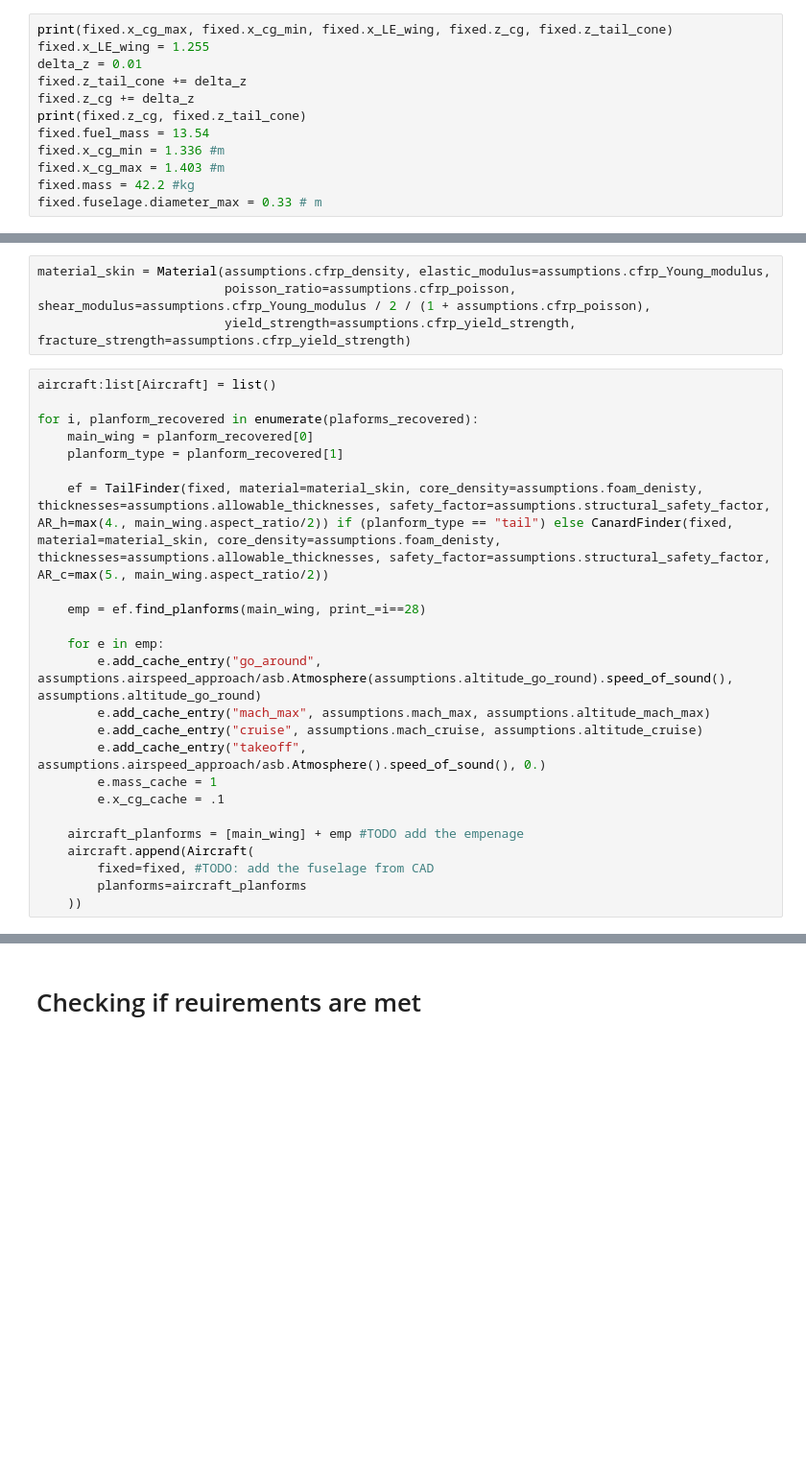
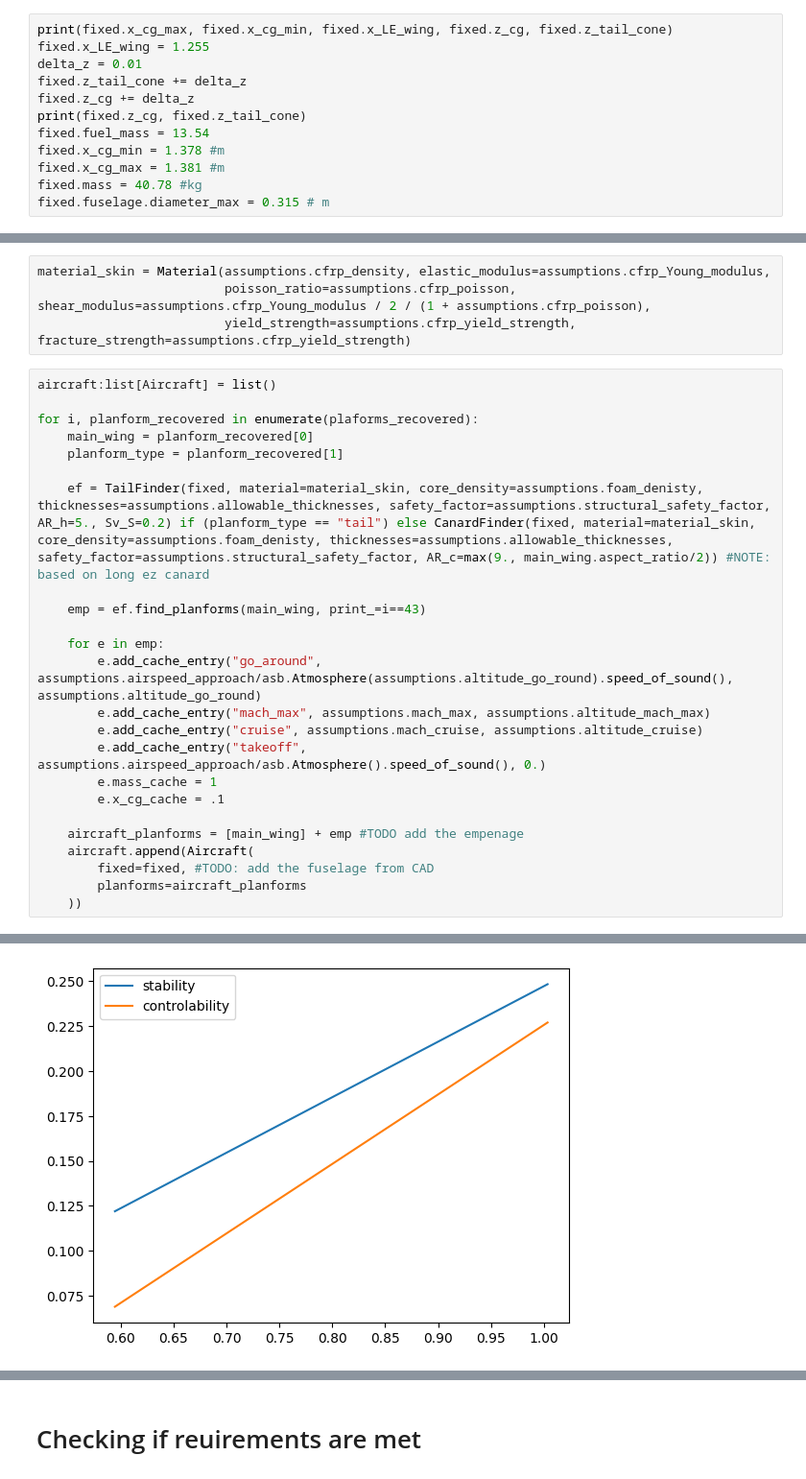
Before and after one commit to Teo-Cokonaj/DSE-28, a Jupyter notebook: src_final/notebooks/check_requirements.ipynb, the cells around one changed output, grey strips where cells are left out. Shown at 96% size. Cells and saved outputs as stored; diff of their text form; blank space fills up the shorter version.

```diff
--- a/src_final/notebooks/check_requirements.ipynb
+++ b/src_final/notebooks/check_requirements.ipynb
@@ -135,10 +135,10 @@ fixed.z_tail_cone += delta_z
 fixed.z_cg += delta_z
 print(fixed.z_cg, fixed.z_tail_cone)
 fixed.fuel_mass = 13.54
-fixed.x_cg_min = 1.336 #m
-fixed.x_cg_max = 1.403 #m
-fixed.mass = 42.2 #kg
-fixed.fuselage.diameter_max = 0.33 # m
+fixed.x_cg_min = 1.378 #m
+fixed.x_cg_max = 1.381 #m
+fixed.mass = 40.78 #kg
+fixed.fuselage.diameter_max = 0.315 # m
 # %% [output]
 1.3589152301106575 1.271545179962353 1.4400000000000002 0.17957635338517247 0.11000000000000004
 0.18957635338517248 0.12000000000000004
@@ -162,9 +162,9 @@ for i, planform_recovered in enumerate(plaforms_recovered):
     main_wing = planform_recovered[0]
     planform_type = planform_recovered[1]
 
-    ef = TailFinder(fixed, material=material_skin, core_density=assumptions.foam_denisty, thicknesses=assumptions.allowable_thicknesses, safety_factor=assumptions.structural_safety_factor, AR_h=max(4., main_wing.aspect_ratio/2)) if (planform_type == "tail") else CanardFinder(fixed, material=material_skin, core_density=assumptions.foam_denisty, thicknesses=assumptions.allowable_thicknesses, safety_factor=assumptions.structural_safety_factor, AR_c=max(5., main_wing.aspect_ratio/2))
+    ef = TailFinder(fixed, material=material_skin, core_density=assumptions.foam_denisty, thicknesses=assumptions.allowable_thicknesses, safety_factor=assumptions.structural_safety_factor, AR_h=5., Sv_S=0.2) if (planform_type == "tail") else CanardFinder(fixed, material=material_skin, core_density=assumptions.foam_denisty, thicknesses=assumptions.allowable_thicknesses, safety_factor=assumptions.structural_safety_factor, AR_c=max(9., main_wing.aspect_ratio/2)) #NOTE: based on long ez canard
 
-    emp = ef.find_planforms(main_wing, print_=i==28)
+    emp = ef.find_planforms(main_wing, print_=i==43)
 
     for e in emp:
         e.add_cache_entry("go_around", assumptions.airspeed_approach/asb.Atmosphere(assumptions.altitude_go_round).speed_of_sound(), assumptions.altitude_go_round)
@@ -199,0 +200 @@ Stresses 13667427.30056104, 43137771.00244781, 0.0009877551020408164
+[figure, added]
```
Also changed, not shown: parts of 2 cells of this notebook, 12 other files.
